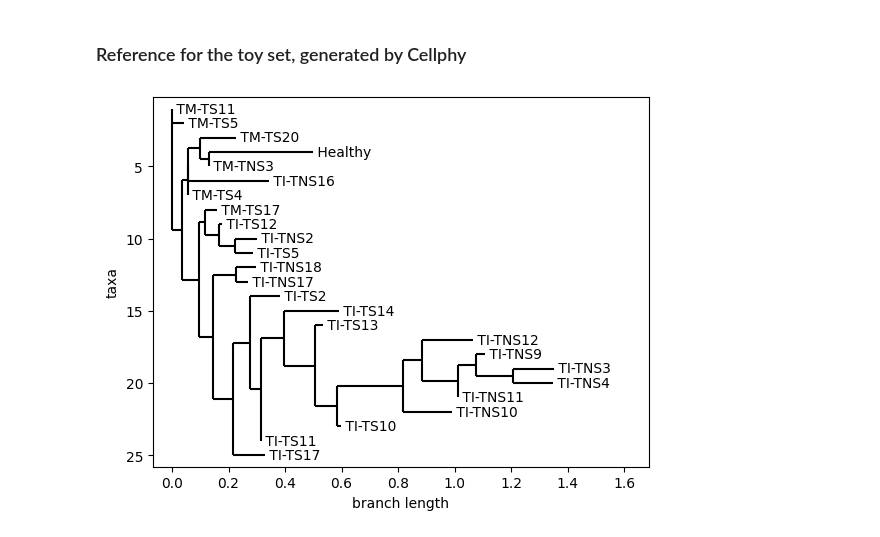
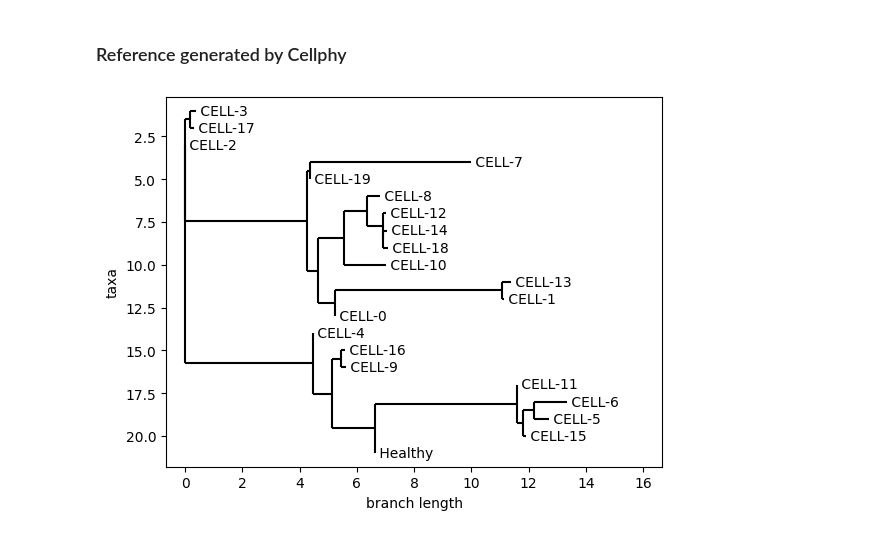
Before and after one commit to axchen7/phylo, a Jupyter notebook: depickle.ipynb, the cells around one changed output. Cells and saved outputs as stored; diff of their text form; code cells hidden in the pictures.

Commit message:
Add simulated cellphy result

```diff
--- a/depickle.ipynb
+++ b/depickle.ipynb
@@ -297,16 +267,16 @@ Building tree with likelihood -16754.5910042963
 # %% [markdown]
-### Reference for the toy set, generated by Cellphy
+### Reference generated by Cellphy
-# %%
-Phylo.draw(
-    Phylo.read(
-        io.StringIO(
-            str(
-                "(TM-TS11:0.000697,TM-TS5:0.042828,((((TM-TS20:0.126825,(Healthy:0.369753,TM-TNS3:0.000001):0.029996):0.044345,TI-TNS16:0.288289):0.000001,TM-TS4:0.000001):0.018892,((TM-TS17:0.043174,(TI-TS12:0.010514,(TI-TNS2:0.078992,TI-TS5:0.062256):0.055318):0.051424):0.019990,((TI-TNS18:0.069373,TI-TNS17:0.041607):0.083231,((TI-TS2:0.107810,((TI-TS14:0.193486,(TI-TS13:0.031036,(((TI-TNS12:0.182477,((TI-TNS9:0.032257,(TI-TNS3:0.144277,TI-TNS4:0.141257):0.130157):0.063098,TI-TNS11:0.000001):0.128916):0.067295,TI-TNS10:0.175639):0.231864,TI-TS10:0.012006):0.079301):0.108381):0.083206,TI-TS11:0.000001):0.037688):0.058647,TI-TS17:0.113370):0.072656):0.048018):0.059838):0.036442);"
-            )
-        ),
-        "newick",
-    )
-)
-plt.show()
-# %% [output]
-[figure, removed]
+# %%
+cellphy_tree = """
+((CELL-3:0.186923,CELL-17:0.124788):0.185687,(CELL-2:0.000001,((CELL-7:5.628577,CELL-19:0.000001):0.122363,(((CELL-8:0.451021,(CELL-12:0.112072,(CELL-14:0.153387,CELL-18:0.158441):0.006120):0.564855):0.779642,CELL-10:1.468254):0.937433,((CELL-13:0.294399,CELL-1:0.072578):5.851322,CELL-0:0.000001):0.606184):0.379243):4.245567):0.000001,(CELL-4:0.000001,((CELL-16:0.121695,CELL-9:0.166400):0.310031,((CELL-11:0.000001,((CELL-6:1.147491,CELL-5:0.530051):0.375517,CELL-15:0.114244):0.204291):4.965672,Healthy:0.000001):1.495318):0.677702):4.460812);
+"""
+
+Phylo.draw(
+    Phylo.read(
+        io.StringIO(cellphy_tree),
+        "newick",
+    )
+)
+plt.show()
+# %% [output]
+[figure, added]
```
Also changed, not shown: parts of 4 cells of this notebook.
